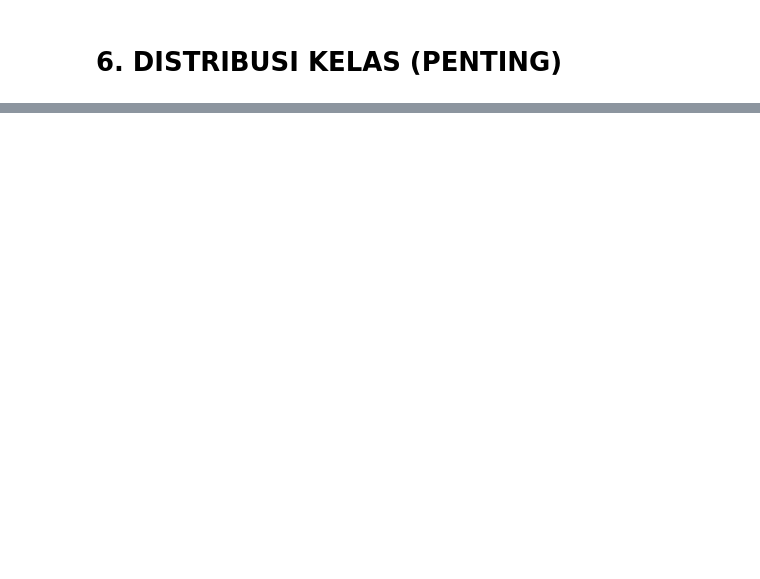
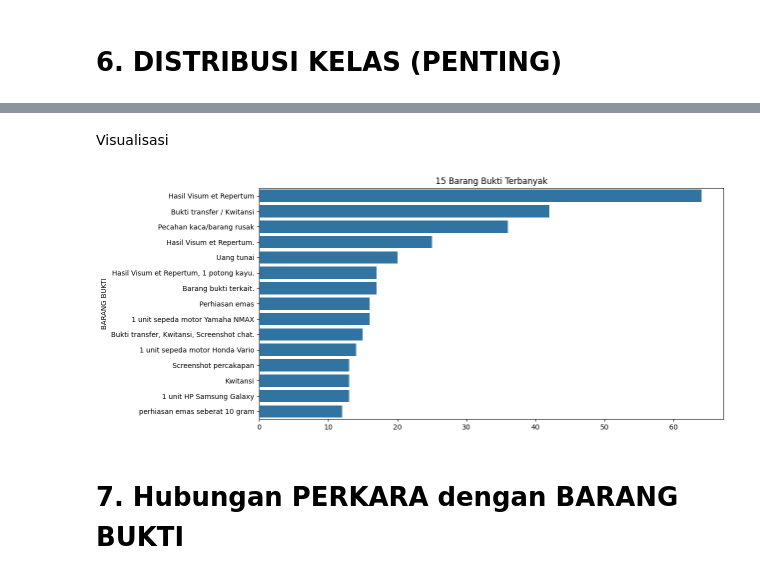
Before and after one commit to Arfandiii/Criminal_Case_Classification, a Jupyter notebook: 02_data_understanding/data_understanding.ipynb, the cells around one changed output, grey strips where cells are left out. Drawn from its saved outputs; the diff is of its cells as text; code cells hidden in the pictures; blank space fills up the shorter version.

```diff
--- a/02_data_understanding/data_understanding.ipynb
+++ b/02_data_understanding/data_understanding.ipynb
@@ -116,0 +119,4 @@ plt.show()
+# %%
+df['PANJANG_MO'] = df['MO'].astype(str).apply(len)
+
+print(df['PANJANG_MO'].describe())
@@ -116,0 +178,17 @@ plt.show()
+# %% [markdown]
+Visualisasi
+# %%
+top_bb = df['BARANG BUKTI'].value_counts().head(15)
+
+plt.figure(figsize=(12,6))
+sns.barplot(
+    x=top_bb.values,
+    y=top_bb.index
+)
+
+plt.title("15 Barang Bukti Terbanyak")
+plt.show()
+# %% [output]
+[figure, added]
+# %% [markdown]
+# 7. Hubungan PERKARA dengan BARANG BUKTI
```
Also changed, not shown: parts of 38 cells of this notebook, 42 other files.
